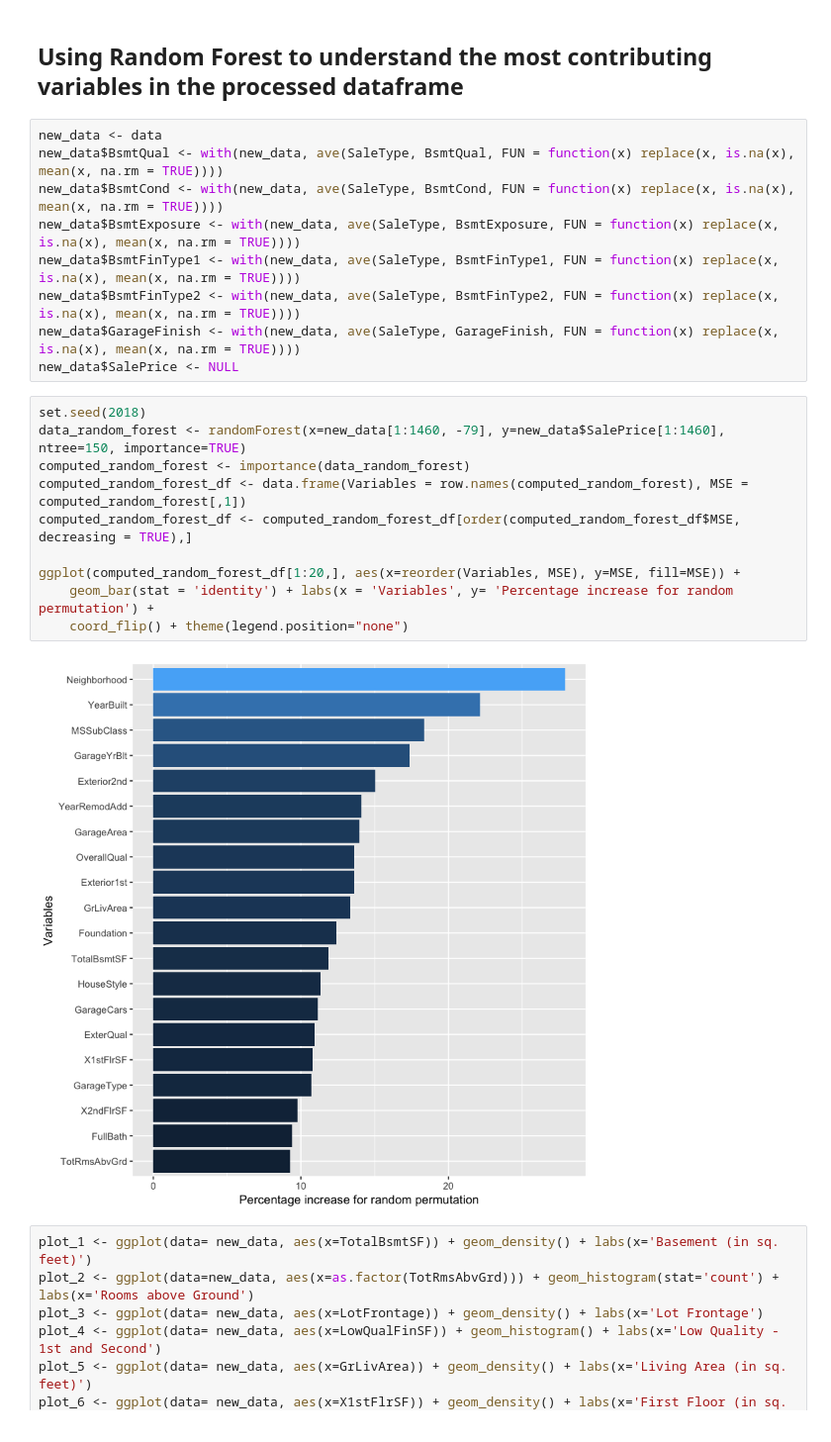
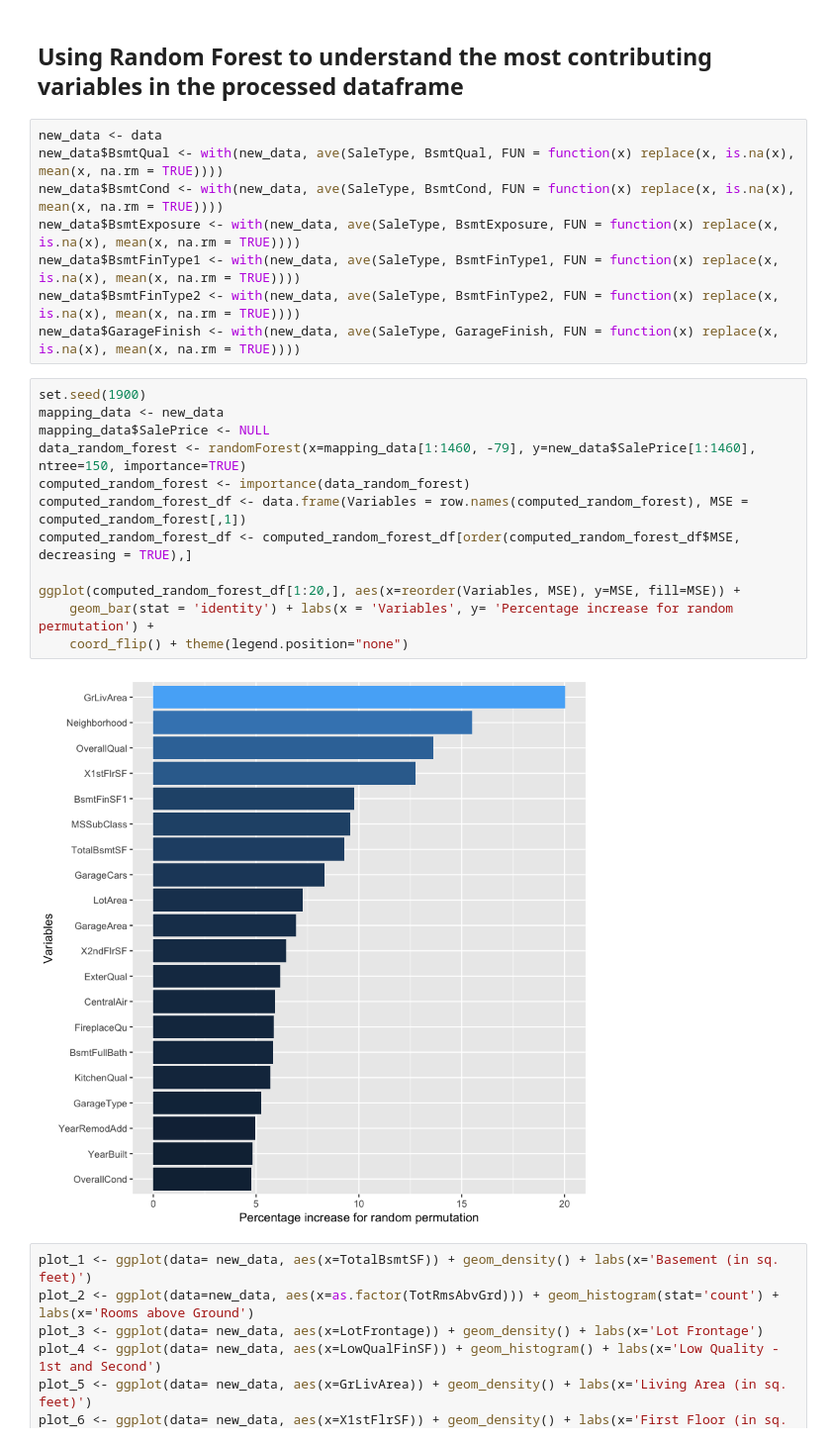
Before and after one commit to royadityak/PrescriptiveAnalytics, a Jupyter notebook: Forecasting/Forecasting_Housing_XGBoost_Lasso.ipynb, the cells around one changed output. Shown at 99% size. Drawn from its saved outputs; the diff is of its cells as text.

```diff
--- a/Forecasting/Forecasting_Housing_XGBoost_Lasso.ipynb
+++ b/Forecasting/Forecasting_Housing_XGBoost_Lasso.ipynb
@@ -261,19 +262,20 @@ new_data$BsmtExposure <- with(new_data, ave(SaleType, BsmtExposure, FUN = functi
 new_data$BsmtFinType1 <- with(new_data, ave(SaleType, BsmtFinType1, FUN = function(x) replace(x, is.na(x), mean(x, na.rm = TRUE))))
 new_data$BsmtFinType2 <- with(new_data, ave(SaleType, BsmtFinType2, FUN = function(x) replace(x, is.na(x), mean(x, na.rm = TRUE))))
 new_data$GarageFinish <- with(new_data, ave(SaleType, GarageFinish, FUN = function(x) replace(x, is.na(x), mean(x, na.rm = TRUE))))
-new_data$SalePrice <- NULL
 # %%
-set.seed(2018)
-data_random_forest <- randomForest(x=new_data[1:1460, -79], y=new_data$SalePrice[1:1460], ntree=150, importance=TRUE)
+set.seed(1900)
+mapping_data <- new_data
+mapping_data$SalePrice <- NULL
+data_random_forest <- randomForest(x=mapping_data[1:1460, -79], y=new_data$SalePrice[1:1460], ntree=150, importance=TRUE)
 computed_random_forest <- importance(data_random_forest)
 computed_random_forest_df <- data.frame(Variables = row.names(computed_random_forest), MSE = computed_random_forest[,1])
 computed_random_forest_df <- computed_random_forest_df[order(computed_random_forest_df$MSE, decreasing = TRUE),]
 
 ggplot(computed_random_forest_df[1:20,], aes(x=reorder(Variables, MSE), y=MSE, fill=MSE)) +
     geom_bar(stat = 'identity') + labs(x = 'Variables', y= 'Percentage increase for random permutation') +
     coord_flip() + theme(legend.position="none")
 # %% [output]
-[figure, old version]
+[figure, new version]
 # %%
 plot_1 <- ggplot(data= new_data, aes(x=TotalBsmtSF)) + geom_density() + labs(x='Basement (in sq. feet)')
 plot_2 <- ggplot(data=new_data, aes(x=as.factor(TotRmsAbvGrd))) + geom_histogram(stat='count') + labs(x='Rooms above Ground')
```
Also changed, not shown: parts of 21 cells of this notebook.
